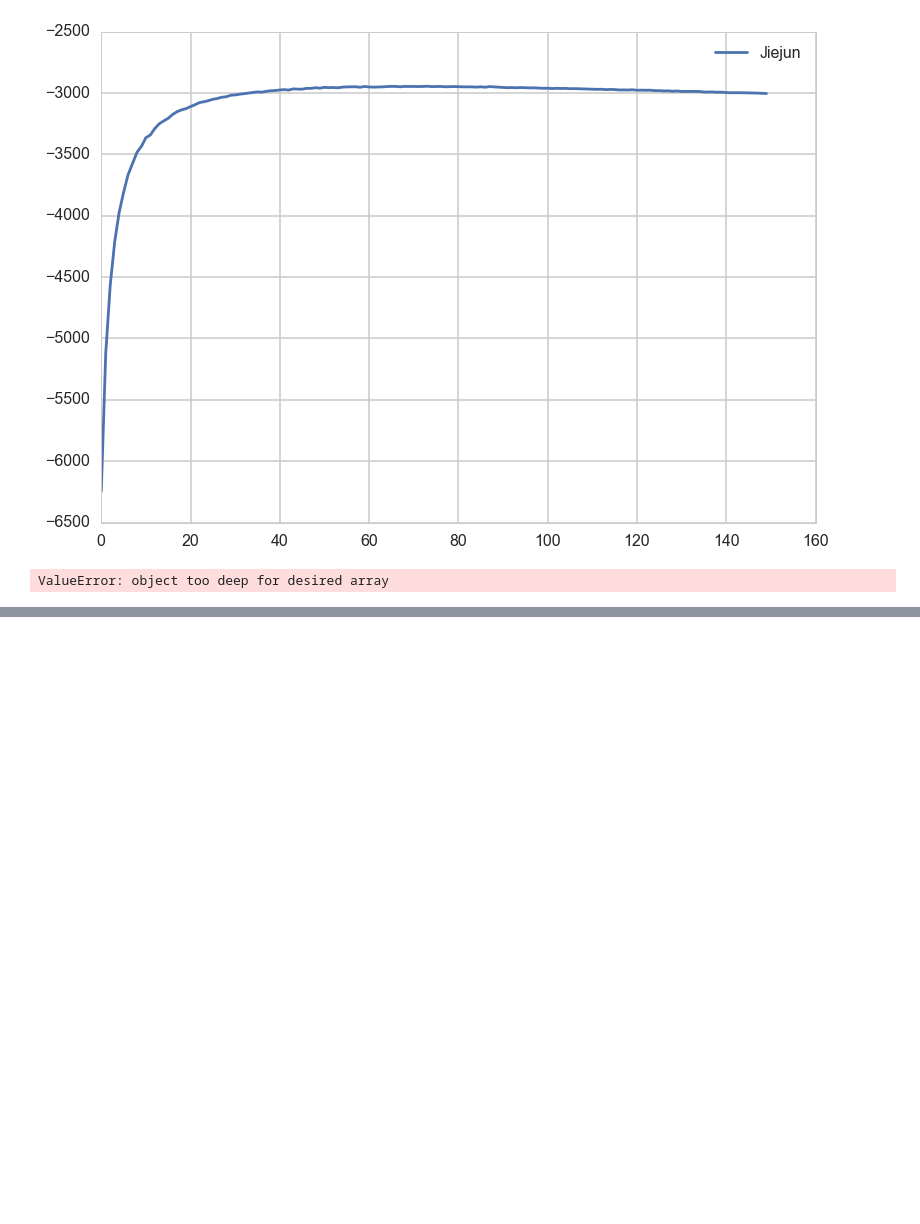
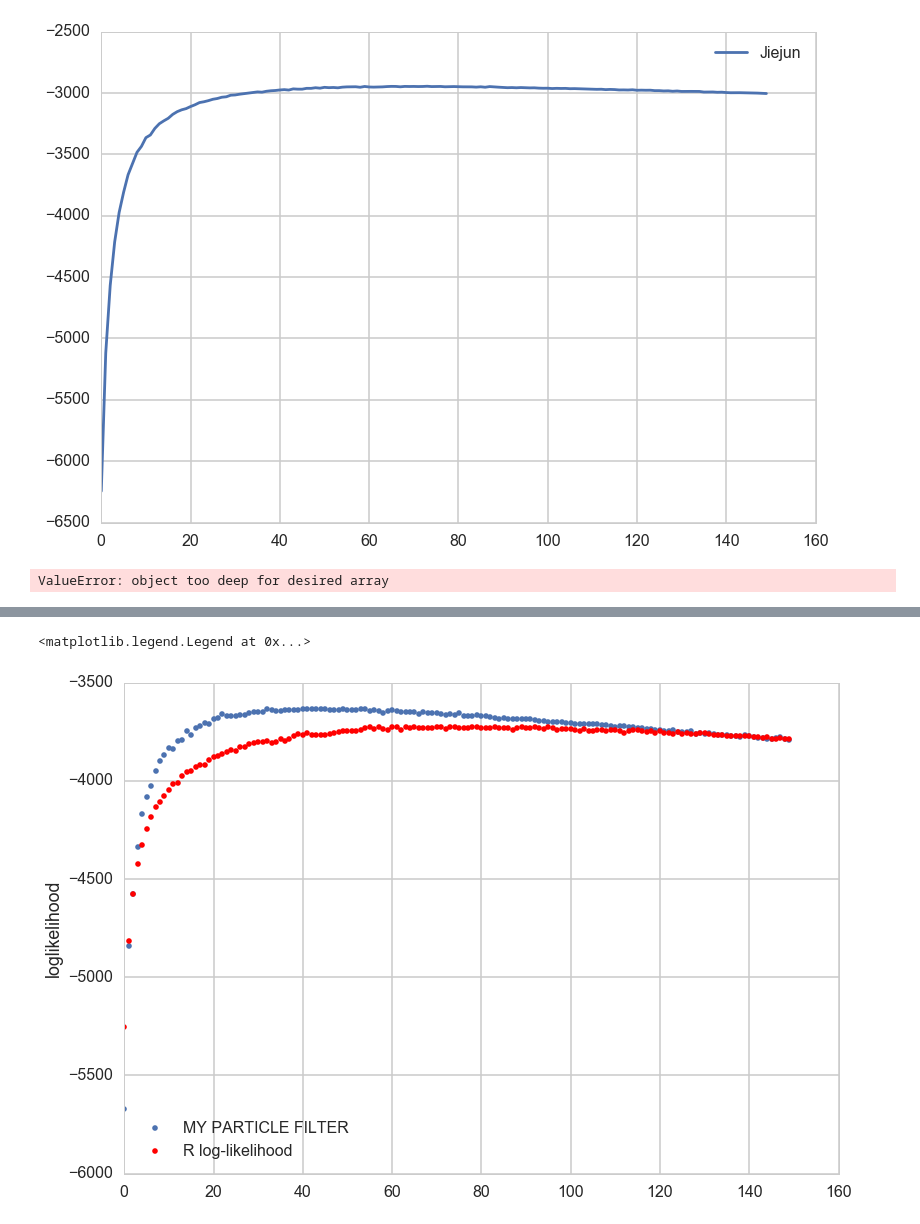
Before and after one commit to zyzdiana/ss_model_mixture, a Jupyter notebook: Untitled.ipynb, the cells around one changed output, grey strips where cells are left out. Cells and saved outputs as stored; diff of their text form; code cells hidden in the pictures; blank space fills up the shorter version.

```diff
--- a/Untitled.ipynb
+++ b/Untitled.ipynb
@@ -322,3 +322,6 @@ plt.legend(loc='best')
 np.random.multinomial(2, a)
 # %% [output]
 ValueError: object too deep for desired array
+# %%
+loglikelihood = pickle.load(open('/Users/zyzrdfz/Desktop/gwungwun/newPF_neuron19.p','rb'))
+print loglikelihood
@@ -324,0 +346,14 @@ ValueError: object too deep for desired array
+# %%
+Y_15= pd.read_csv('row_15_ll.csv',header=0)
+y15 = Y_15.values.reshape(1500,2)
+y_15 = np.empty(150)
+for i in range(150):
+    y_15[i]= np.sum(y15[10*i:10*(i+1),1])/10.0
+
+plt.plot(loglikelihood, '.',linewidth=2.0, label='MY PARTICLE FILTER')
+plt.plot(y_15, 'r.',linewidth=2.0, label='R log-likelihood')
+plt.ylabel('loglikelihood')
+plt.legend(loc='best')
+# %% [output]
+<matplotlib.legend.Legend at 0x...>
+[figure, added]
```
Also changed, not shown: parts of 3 cells of this notebook, 4 other files.
